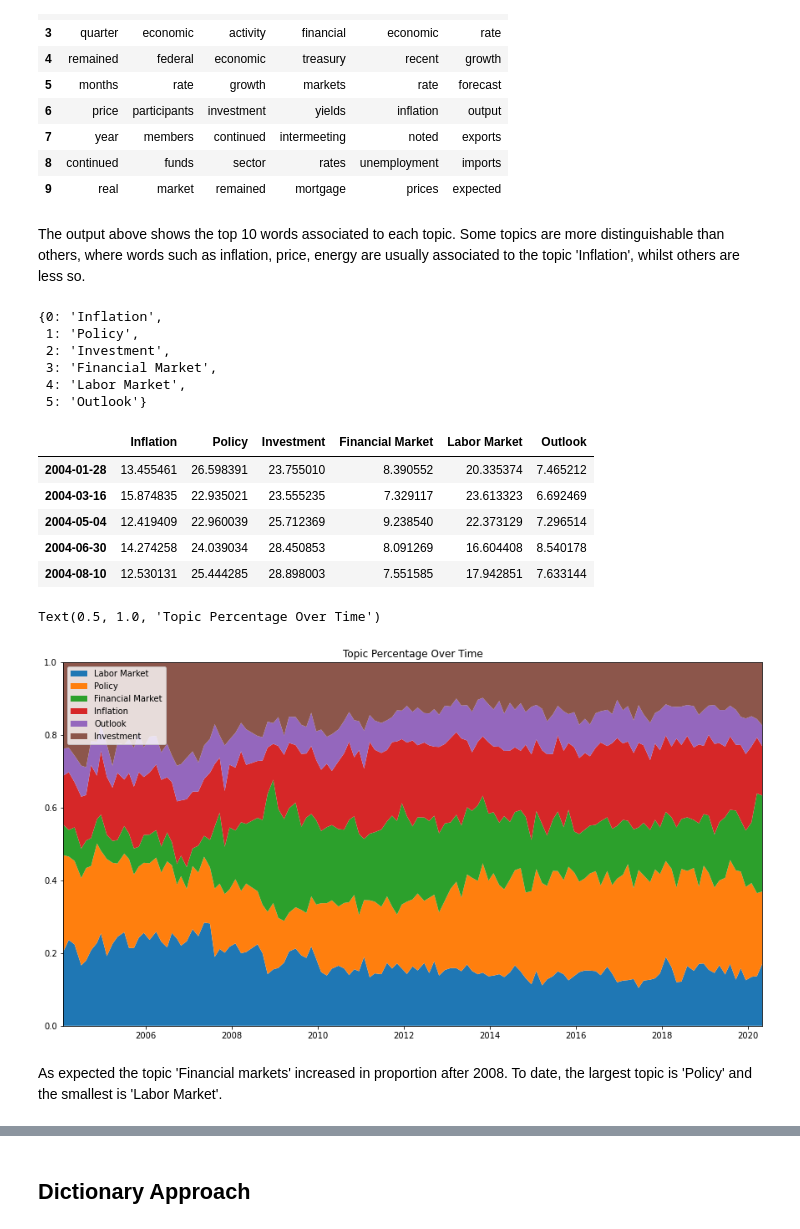
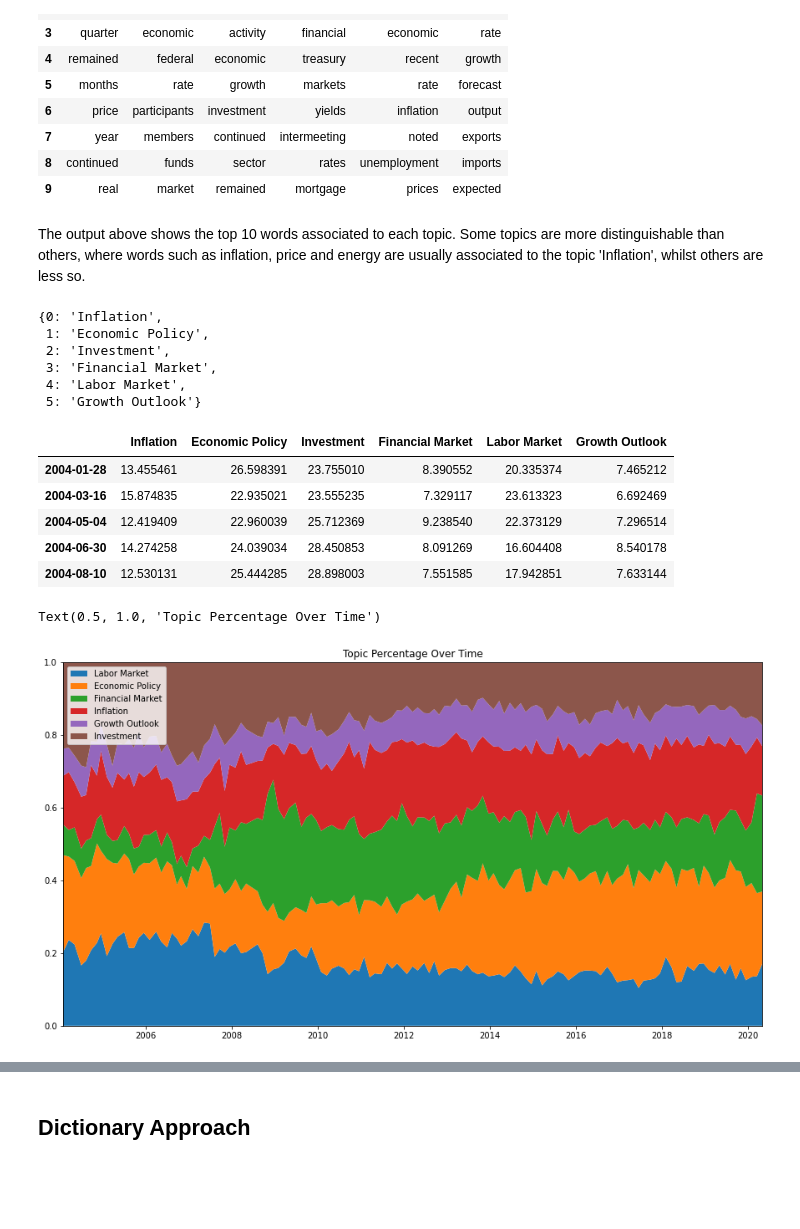
Before and after one commit to aaroncgw31/fednlp, a Jupyter notebook: fednlp.ipynb, the cells around one changed output, grey strips where cells are left out. Saved outputs shown, nothing was run; the diff lists cells and outputs as text; code cells hidden in the pictures; blank space fills up the shorter version.

```diff
--- a/fednlp.ipynb
+++ b/fednlp.ipynb
@@ -331,23 +326,23 @@ lda_topic_top_words
 | 8 | continued | funds | sector | rates | unemployment | imports |
 | 9 | real | market | remained | mortgage | prices | expected |
 # %% [markdown]
-The output above shows the top 10 words associated to each topic. Some topics are more distinguishable than others, where words such as inflation, price, energy are usually associated to the topic 'Inflation', whilst others are less so.
+The output above shows the top 10 words associated to each topic. Some topics are more distinguishable than others, where words such as inflation, price and energy are usually associated to the topic 'Inflation', whilst others are less so.
 # %%
 #Dictionary with topics
 topic_dict = {0 : 'Inflation',
-              1 : 'Policy',
+              1 : 'Economic Policy',
               2 : 'Investment',
               3 : 'Financial Market',
               4 : 'Labor Market',
-              5 : 'Outlook'}
+              5 : 'Growth Outlook'}
 topic_dict
 # %% [output]
 {0: 'Inflation',
- 1: 'Policy',
+ 1: 'Economic Policy',
  2: 'Investment',
  3: 'Financial Market',
  4: 'Labor Market',
- 5: 'Outlook'}
+ 5: 'Growth Outlook'}
 # %%
 def sum_prop(x):
     x_sum = x.sum(axis=0)
@@ -362,7 +357,7 @@ topic_perc = df_topic_m.divide(df_topic_m.sum(axis=1), axis=0)
 # %%
 df_topic_m.head()
 # %% [output]
-|  | Inflation | Policy | Investment | Financial Market | Labor Market | Outlook |
+|  | Inflation | Economic Policy | Investment | Financial Market | Labor Market | Growth Outlook |
 | 2004-01-28 | 13.455461 | 26.598391 | 23.755010 | 8.390552 | 20.335374 | 7.465212 |
 | 2004-03-16 | 15.874835 | 22.935021 | 23.555235 | 7.329117 | 23.613323 | 6.692469 |
 | 2004-05-04 | 12.419409 | 22.960039 | 25.712369 | 9.238540 | 22.373129 | 7.296514 |
@@ -370,14 +365,12 @@ df_topic_m.head()
 | 2004-08-10 | 12.530131 | 25.444285 | 28.898003 | 7.551585 | 17.942851 | 7.633144 |
 # %%
 fig, ax = plt.subplots(figsize=(15,8))
-ax.stackplot(df_topic_m.index,  topic_perc["Labor Market"],  topic_perc["Policy"],  topic_perc["Financial Market"],
-              topic_perc["Inflation"],  topic_perc["Outlook"],  topic_perc["Investment"],
-              labels=['Labor Market','Policy','Financial Market', 'Inflation', 'Outlook', 'Investment'])
+ax.stackplot(df_topic_m.index,  topic_perc["Labor Market"],  topic_perc["Economic Policy"],  topic_perc["Financial Market"],
+              topic_perc["Inflation"],  topic_perc["Growth Outlook"],  topic_perc["Investment"],
+              labels=['Labor Market','Economic Policy','Financial Market', 'Inflation', 'Growth Outlook', 'Investment'])
 ax.legend(loc='upper left')
 ax.margins(0,0)
 ax.set_title('Topic Percentage Over Time')
 # %% [output]
 Text(0.5, 1.0, 'Topic Percentage Over Time')
-[figure, old version]
+[figure, new version]
-# %% [markdown]
-As expected the topic 'Financial markets' increased in proportion after 2008. To date, the largest topic is 'Policy' and the smallest is 'Labor Market'.
```
Also changed, not shown: parts of 35 cells of this notebook.
